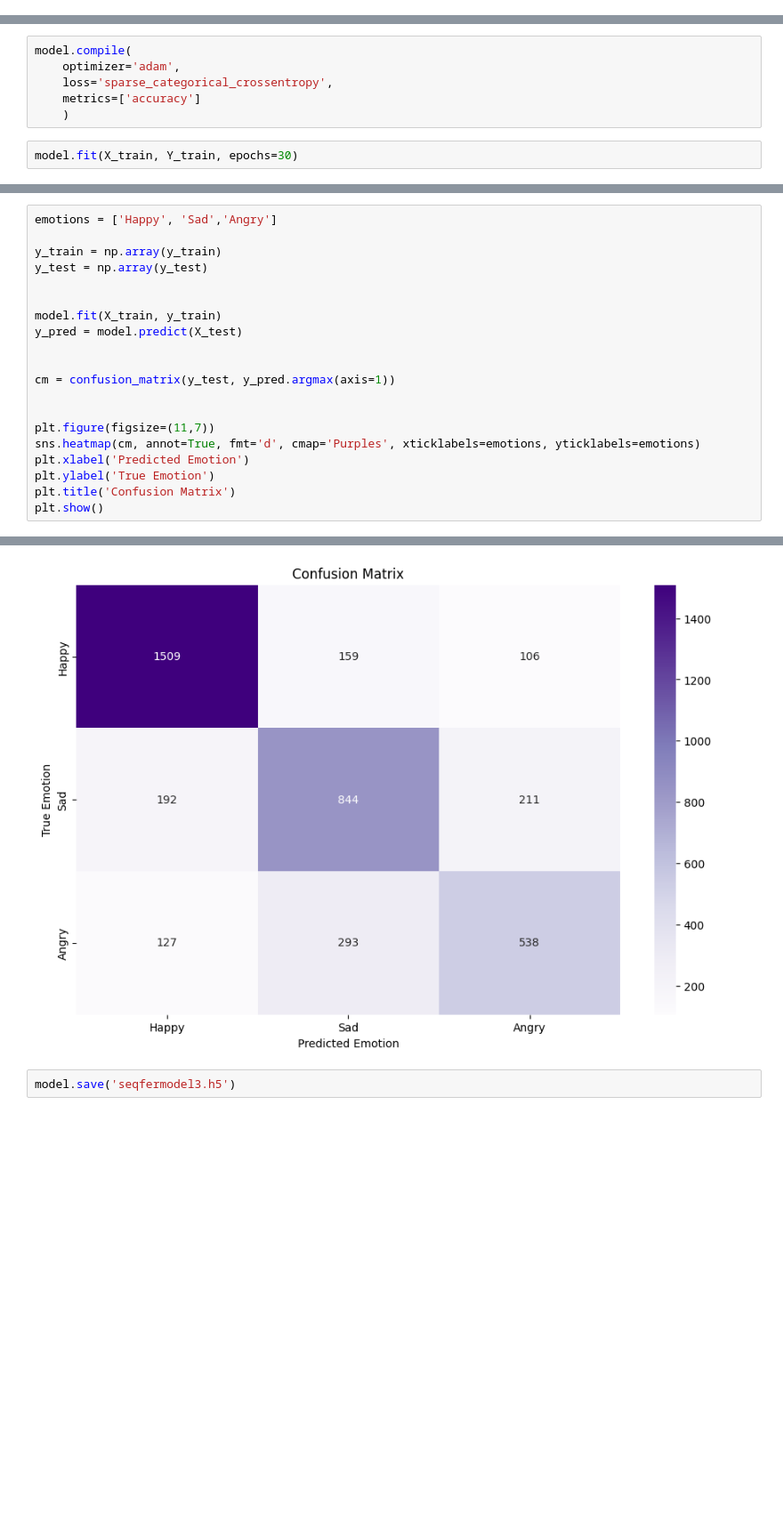
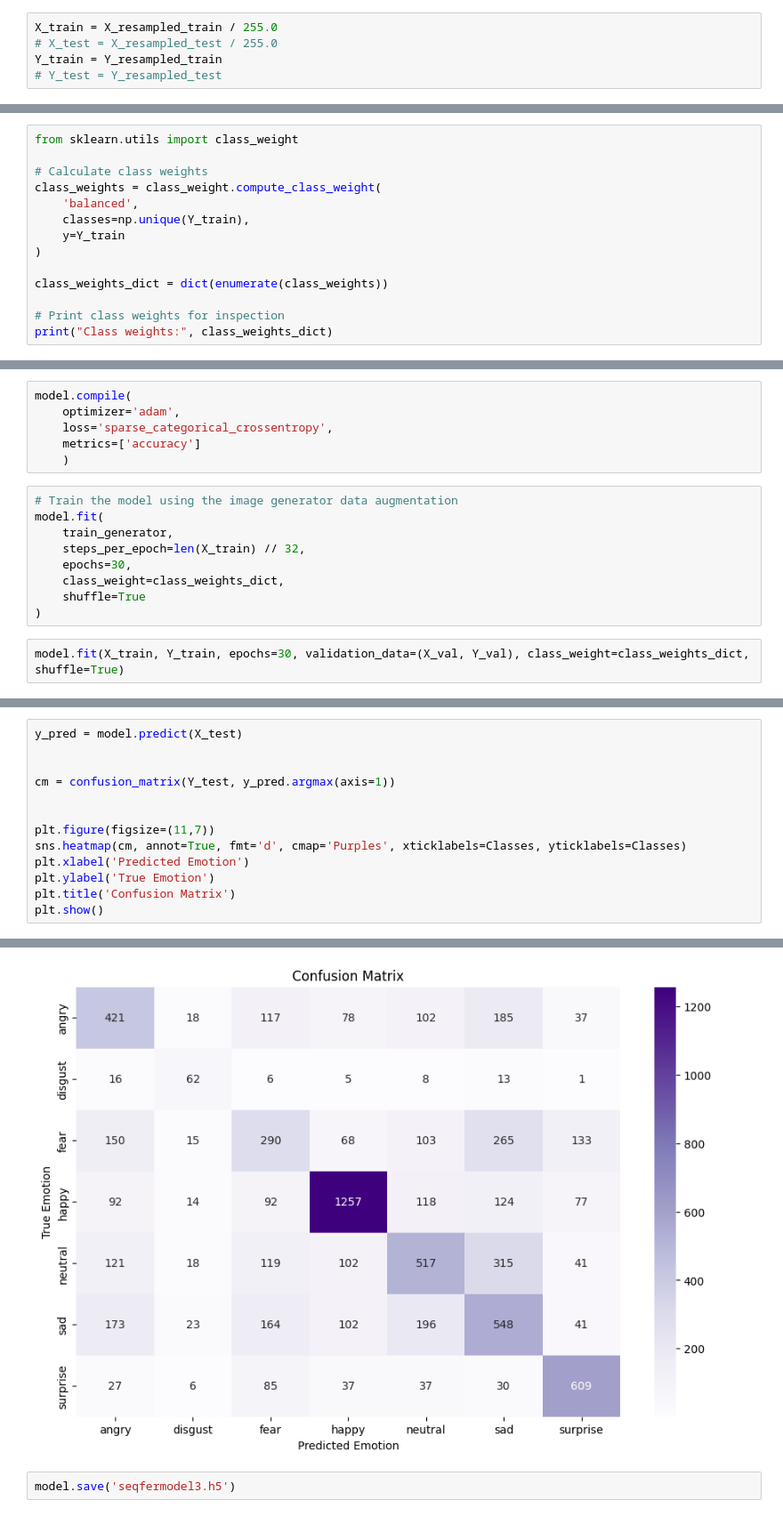
Before and after one commit to HowardWei123/EmotionAI, a Jupyter notebook: Emotion_Learn.ipynb, the cells around one changed output, grey strips where cells are left out. Shown at 89% size. Drawn from its saved outputs; the diff is of its cells as text; blank space fills up the shorter version.

```diff
--- a/Emotion_Learn.ipynb
+++ b/Emotion_Learn.ipynb
@@ -113,2 +256,21 @@ X_test = X_test / 255.0
+# %%
+X_train = X_resampled_train / 255.0
+# X_test = X_resampled_test / 255.0
+Y_train = Y_resampled_train
+# Y_test = Y_resampled_test
 # %% [markdown]
 # **Model Training and Testing**
+# %%
+from sklearn.utils import class_weight
+
+# Calculate class weights
+class_weights = class_weight.compute_class_weight(
+    'balanced',
+    classes=np.unique(Y_train),
+    y=Y_train
+)
+
+class_weights_dict = dict(enumerate(class_weights))
+
+# Print class weights for inspection
+print("Class weights:", class_weights_dict)
@@ -131,7 +295,16 @@ model.compile(
     loss='sparse_categorical_crossentropy',
     metrics=['accuracy']
     )
+# %%
+# Train the model using the image generator data augmentation
+model.fit(
+    train_generator,
+    steps_per_epoch=len(X_train) // 32,
+    epochs=30,
+    class_weight=class_weights_dict,
+    shuffle=True
+)
 # %%
-model.fit(X_train, Y_train, epochs=30)
+model.fit(X_train, Y_train, epochs=30, validation_data=(X_val, Y_val), class_weight=class_weights_dict, shuffle=True)
 # %% [output]
 Epoch 1/30
@@ -160,19 +333,12 @@ model.evaluate(X_test, Y_test)
 # %%
-emotions = ['Happy', 'Sad','Angry']
-
-y_train = np.array(y_train)
-y_test = np.array(y_test)
-
-
-model.fit(X_train, y_train)
 y_pred = model.predict(X_test)
 
 
-cm = confusion_matrix(y_test, y_pred.argmax(axis=1))
+cm = confusion_matrix(Y_test, y_pred.argmax(axis=1))
 
 
 plt.figure(figsize=(11,7))
-sns.heatmap(cm, annot=True, fmt='d', cmap='Purples', xticklabels=emotions, yticklabels=emotions)
+sns.heatmap(cm, annot=True, fmt='d', cmap='Purples', xticklabels=Classes, yticklabels=Classes)
 plt.xlabel('Predicted Emotion')
 plt.ylabel('True Emotion')
 plt.title('Confusion Matrix')
@@ -183,4 +348,4 @@ plt.show()
-[figure, old version]
+[figure, new version]
 # %%
 model.save('seqfermodel3.h5')
 # %%
```
Also changed, not shown: parts of 23 cells of this notebook.
